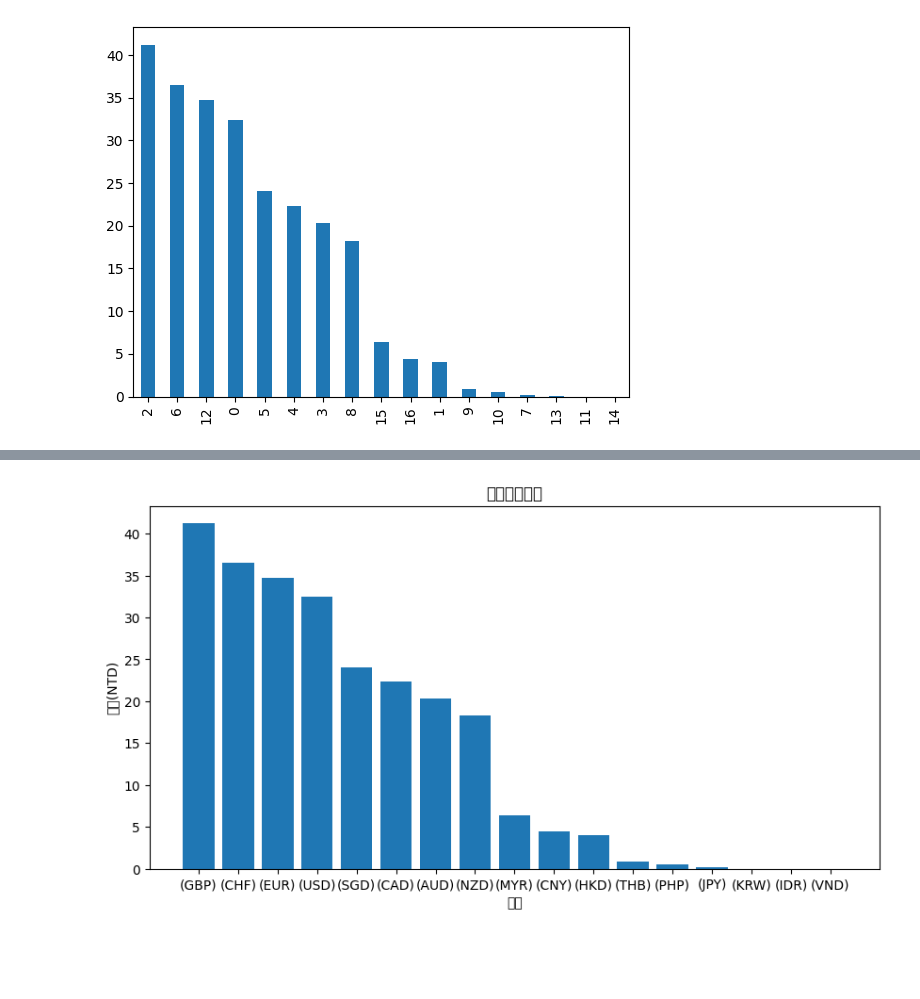
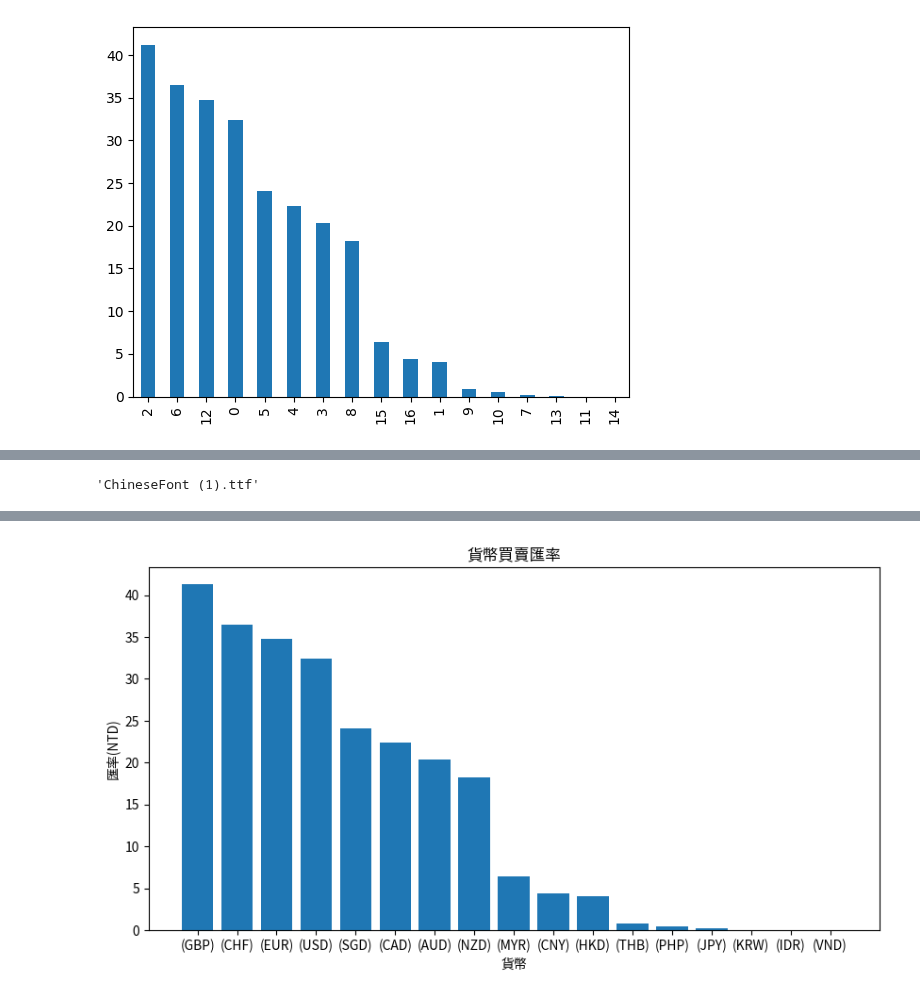
Before and after one commit to wu4fmp6/python_analysis, a Jupyter notebook: lesson7_1.ipynb, the cells around one changed output, grey strips where cells are left out. Cells and saved outputs as stored; diff of their text form; code cells hidden in the pictures; blank space fills up the shorter version.

```diff
--- a/lesson7_1.ipynb
+++ b/lesson7_1.ipynb
@@ -190,9 +207,14 @@ WARNING:matplotlib.font_manager:findfont: Font family 'ChineseFont.ttf' not foun
+# %%
+import wget
+wget.download('https://github.com/roberthsu2003/__2025_01_04_chihlee__/raw/refs/heads/main/ChineseFont.ttf')
+# %% [output]
+'ChineseFont (1).ttf'
 # %%
 import matplotlib.pyplot as plt
 from matplotlib.font_manager import fontManager
 import matplotlib as mlp
 fontManager.addfont('ChineseFont.ttf')
-mlp.rc('font',family='ChineseFont.ttf')
+mlp.rc('font',family='ChineseFont')
 # 1.製作figure
 fig = plt.figure(figsize=(10, 5))
 ax_1 = fig.add_subplot(1, 1, 1)
@@ -222 +227 @@ WARNING:matplotlib.font_manager:findfont: Font family 'ChineseFont.ttf' not foun
-[figure, old version]
+[figure, new version]
```
Also changed, not shown: parts of 3 cells of this notebook.
